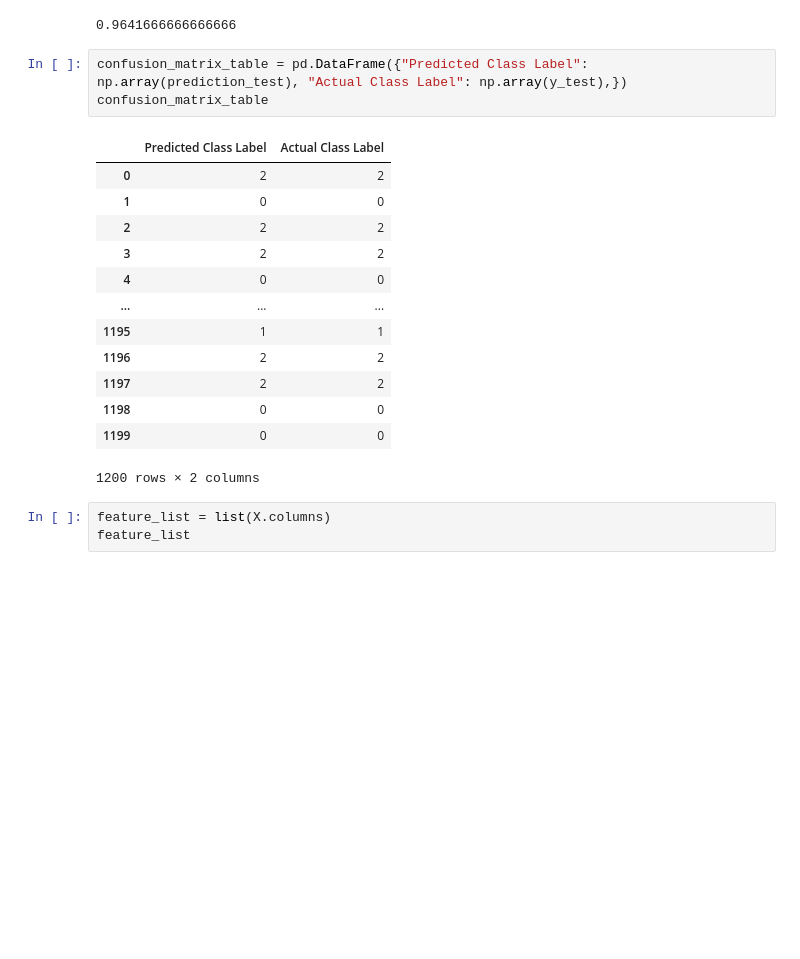
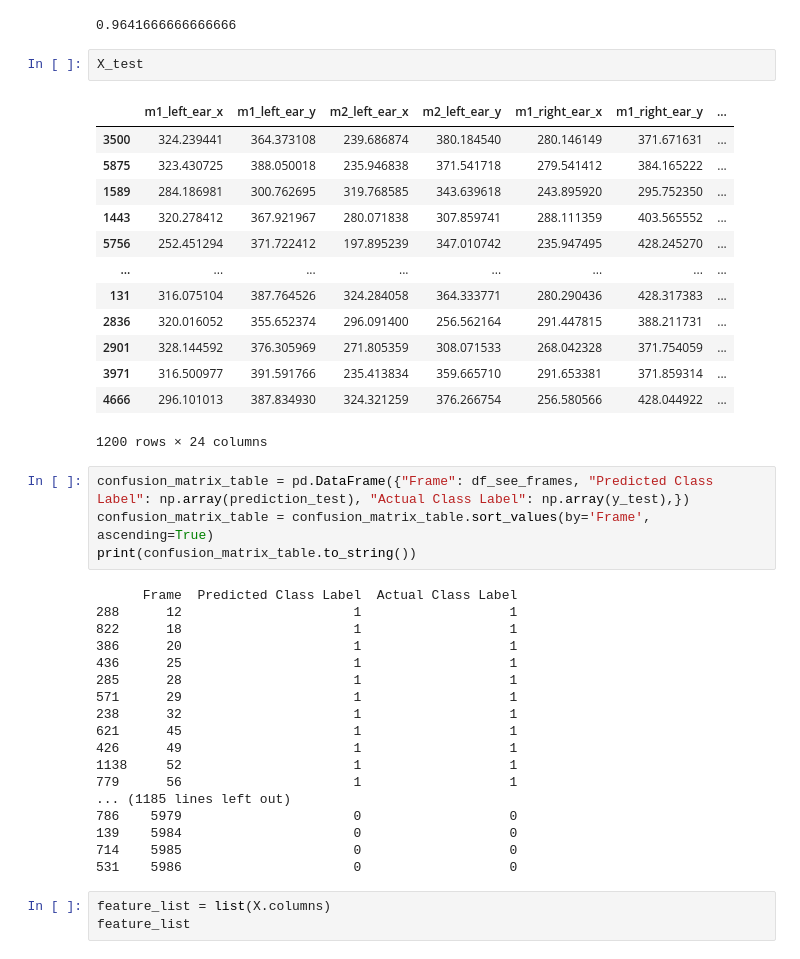
Before and after one commit to padillacoreanolab/ml_behavioral_quantification, a Jupyter notebook: prediction_analysis.ipynb, the cells around one changed output. Saved outputs shown, nothing was run; the diff lists cells and outputs as text; blank space fills up the shorter version.

```diff
--- a/prediction_analysis.ipynb
+++ b/prediction_analysis.ipynb
@@ -421,23 +462,44 @@ Accuracy: 0.96
 print(model.score(X_test, y_test))
 # %% [output]
 0.9641666666666666
+# %%
+X_test
+# %% [output]
+|  | m1_left_ear_x | m1_left_ear_y | m2_left_ear_x | m2_left_ear_y | m1_right_ear_x | m1_right_ear_y | ... |
+| 3500 | 324.239441 | 364.373108 | 239.686874 | 380.184540 | 280.146149 | 371.671631 | ... |
+| 5875 | 323.430725 | 388.050018 | 235.946838 | 371.541718 | 279.541412 | 384.165222 | ... |
+| 1589 | 284.186981 | 300.762695 | 319.768585 | 343.639618 | 243.895920 | 295.752350 | ... |
+| 1443 | 320.278412 | 367.921967 | 280.071838 | 307.859741 | 288.111359 | 403.565552 | ... |
+| 5756 | 252.451294 | 371.722412 | 197.895239 | 347.010742 | 235.947495 | 428.245270 | ... |
+| ... | ... | ... | ... | ... | ... | ... | ... |
+| 131 | 316.075104 | 387.764526 | 324.284058 | 364.333771 | 280.290436 | 428.317383 | ... |
+| 2836 | 320.016052 | 355.652374 | 296.091400 | 256.562164 | 291.447815 | 388.211731 | ... |
+| 2901 | 328.144592 | 376.305969 | 271.805359 | 308.071533 | 268.042328 | 371.754059 | ... |
+| 3971 | 316.500977 | 391.591766 | 235.413834 | 359.665710 | 291.653381 | 371.859314 | ... |
+| 4666 | 296.101013 | 387.834930 | 324.321259 | 376.266754 | 256.580566 | 428.044922 | ... |
+1200 rows × 24 columns
 # %%
-confusion_matrix_table = pd.DataFrame({"Predicted Class Label": np.array(prediction_test), "Actual Class Label": np.array(y_test),})
-confusion_matrix_table
+confusion_matrix_table = pd.DataFrame({"Frame": df_see_frames, "Predicted Class Label": np.array(prediction_test), "Actual Class Label": np.array(y_test),})
+confusion_matrix_table = confusion_matrix_table.sort_values(by='Frame', ascending=True)
+print(confusion_matrix_table.to_string())
 # %% [output]
-|  | Predicted Class Label | Actual Class Label |
-| 0 | 2 | 2 |
-| 1 | 0 | 0 |
-| 2 | 2 | 2 |
-| 3 | 2 | 2 |
-| 4 | 0 | 0 |
-| ... | ... | ... |
-| 1195 | 1 | 1 |
-| 1196 | 2 | 2 |
-| 1197 | 2 | 2 |
-| 1198 | 0 | 0 |
-| 1199 | 0 | 0 |
-1200 rows × 2 columns
+      Frame  Predicted Class Label  Actual Class Label
+288      12                      1                   1
+822      18                      1                   1
+386      20                      1                   1
+436      25                      1                   1
+285      28                      1                   1
+571      29                      1                   1
+238      32                      1                   1
+621      45                      1                   1
+426      49                      1                   1
+1138     52                      1                   1
+779      56                      1                   1
+... (1185 lines left out)
+786    5979                      0                   0
+139    5984                      0                   0
+714    5985                      0                   0
+531    5986                      0                   0
 # %%
 feature_list = list(X.columns)
 feature_list
```
Also changed, not shown: parts of 13 cells of this notebook.
